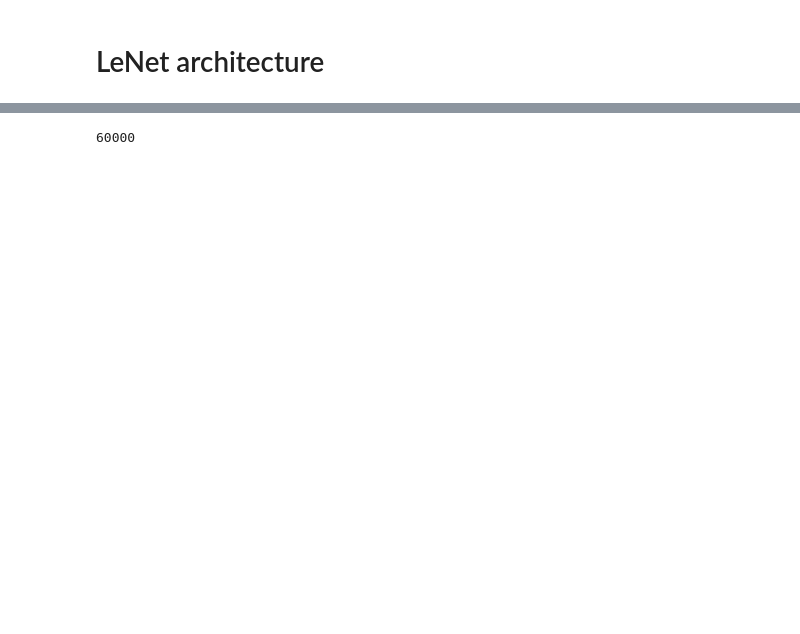
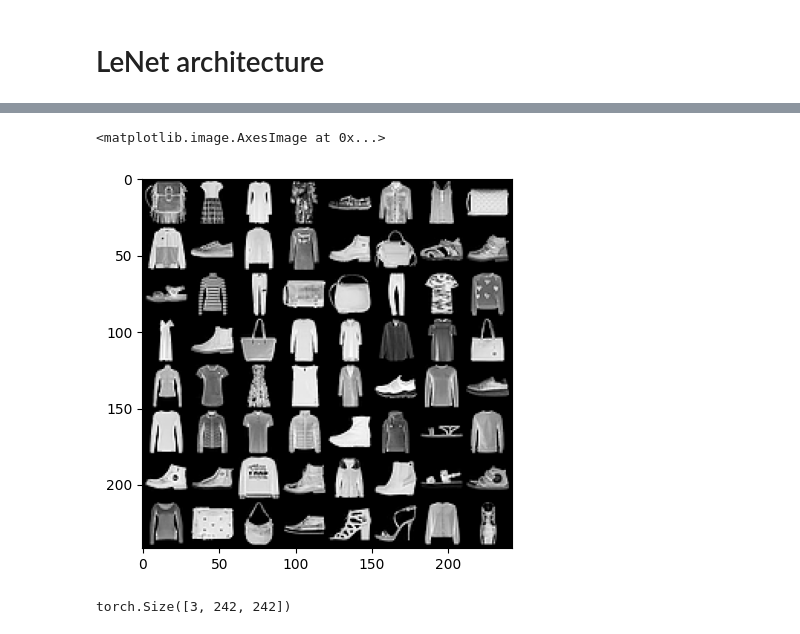
Before and after one commit to macorony/Convolutional-Network, a Jupyter notebook: LeNet.ipynb, the cells around one changed output, grey strips where cells are left out. Drawn from its saved outputs; the diff is of its cells as text; code cells hidden in the pictures; blank space fills up the shorter version.

```diff
--- a/LeNet.ipynb
+++ b/LeNet.ipynb
@@ -13,5 +15,5 @@ import numpy as np
 # %%
-transform = transforms.Compose(transforms.ToTensor())
+transform = transforms.Compose([transforms.ToTensor()])
 # %%
-train_set = torchvision.datasets.FashionMNIST('./data/fashion', train=True, transform=transforms, download = True)
-test_set = torchvision.datasets.FashionMNIST('./data/fashion', train=False, transform=transforms, download=True)
+train_set = torchvision.datasets.FashionMNIST('./data/fashion', train=True, transform=transform, download = True)
+test_set = torchvision.datasets.FashionMNIST('./data/fashion', train=False, transform=transform, download=True)
@@ -34,7 +20,11 @@ Extracting ./data/fashion/FashionMNIST/raw/t10k-labels-idx1-ubyte.gz to ./data/f
-# %%
-len(train_set)
-# %% [output]
-60000
 # %%
 train_loader = torch.utils.data.DataLoader(train_set, batch_size=64, shuffle=True, num_workers=2)
 test_loader = torch.utils.data.DataLoader(test_set, batch_size=64, shuffle=True, num_workers=2)
+# %%
+# Visulize
+images, labels = next(iter(train_loader))
+grid = torchvision.utils.make_grid(images)
+plt.imshow(grid.permute(1,2,0))
+# %% [output]
+<matplotlib.image.AxesImage at 0x...>
+[figure, added]
@@ -40,0 +51,4 @@ test_loader = torch.utils.data.DataLoader(test_set, batch_size=64, shuffle=True,
+# %%
+grid.shape
+# %% [output]
+torch.Size([3, 242, 242])
```
Also changed, not shown: parts of 3 cells of this notebook.
